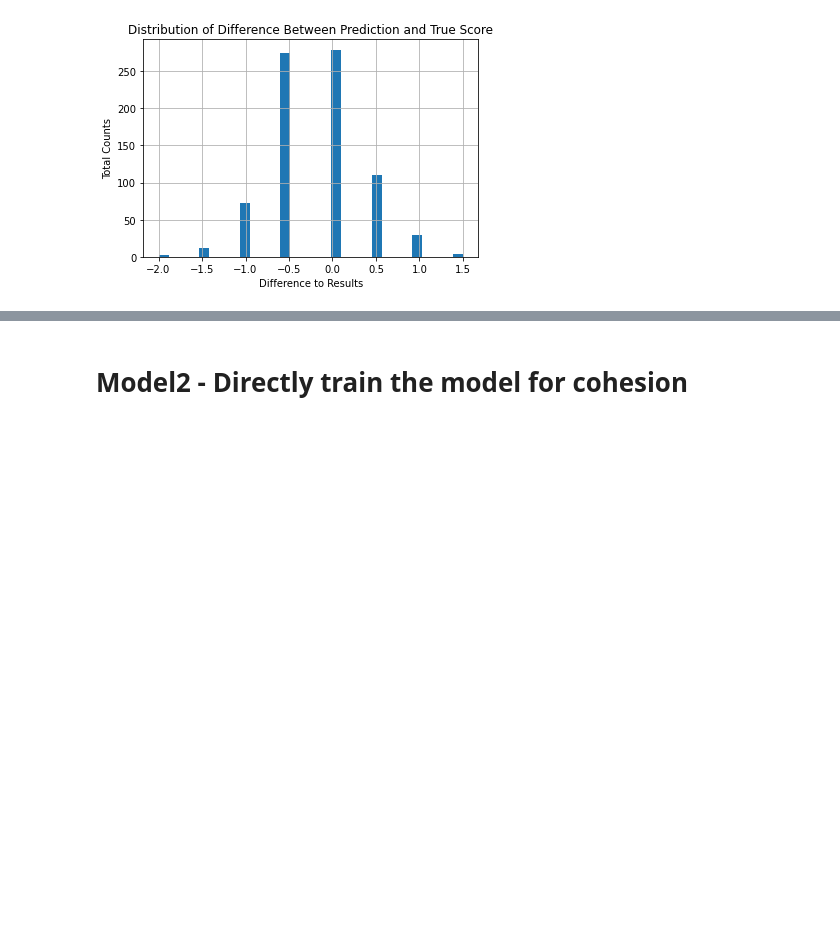
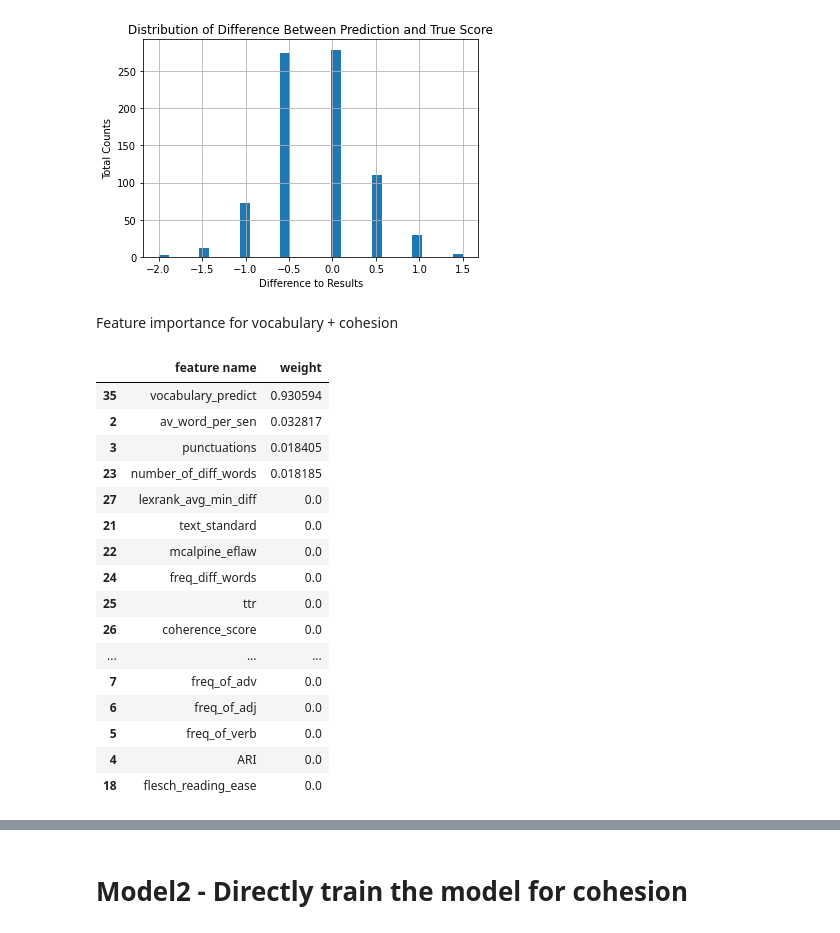
Before and after one commit to Lokki-ki-ki/Text_Marker, a Jupyter notebook: DecisionTree_new.ipynb, the cells around one changed output, grey strips where cells are left out. Cells and saved outputs as stored; diff of their text form; code cells hidden in the pictures; blank space fills up the shorter version.

```diff
--- a/DecisionTree_new.ipynb
+++ b/DecisionTree_new.ipynb
@@ -190,3 +201,29 @@ result_diff_plot(new_y_pred, y_test1)
 result_diff_plot(new_pre_adj, y_test)
 # %% [output]
 [figure]
+# %% [markdown]
+Feature importance for vocabulary + cohesion
+# %%
+importance1 = new_dt.feature_importances_
+feature_importance1 = pd.DataFrame([list(X_train1.columns.values), importance1]).T
+feature_importance1 = feature_importance1.sort_values(by=1, ascending=False)
+feature_importance1.columns=['feature name', 'weight']
+feature_importance1
+# %% [output]
+|  | feature name | weight |
+| 35 | vocabulary_predict | 0.930594 |
+| 2 | av_word_per_sen | 0.032817 |
+| 3 | punctuations | 0.018405 |
+| 23 | number_of_diff_words | 0.018185 |
+| 27 | lexrank_avg_min_diff | 0.0 |
+| 21 | text_standard | 0.0 |
+| 22 | mcalpine_eflaw | 0.0 |
+| 24 | freq_diff_words | 0.0 |
+| 25 | ttr | 0.0 |
+| 26 | coherence_score | 0.0 |
+| ... | ... | ... |
+| 7 | freq_of_adv | 0.0 |
+| 6 | freq_of_adj | 0.0 |
+| 5 | freq_of_verb | 0.0 |
+| 4 | ARI | 0.0 |
+| 18 | flesch_reading_ease | 0.0 |
```
Also changed, not shown: parts of 5 cells of this notebook, 2 other files.
